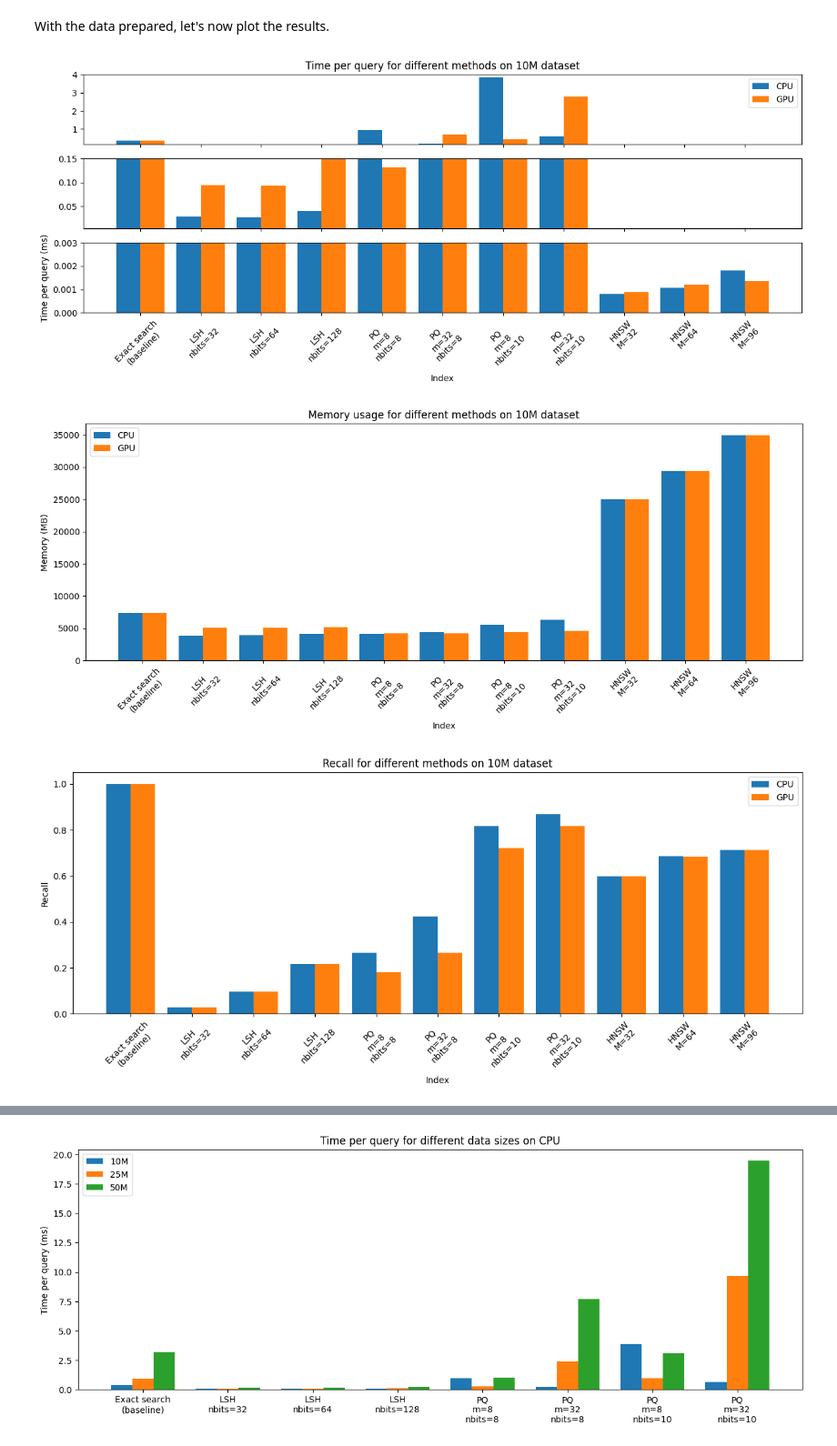
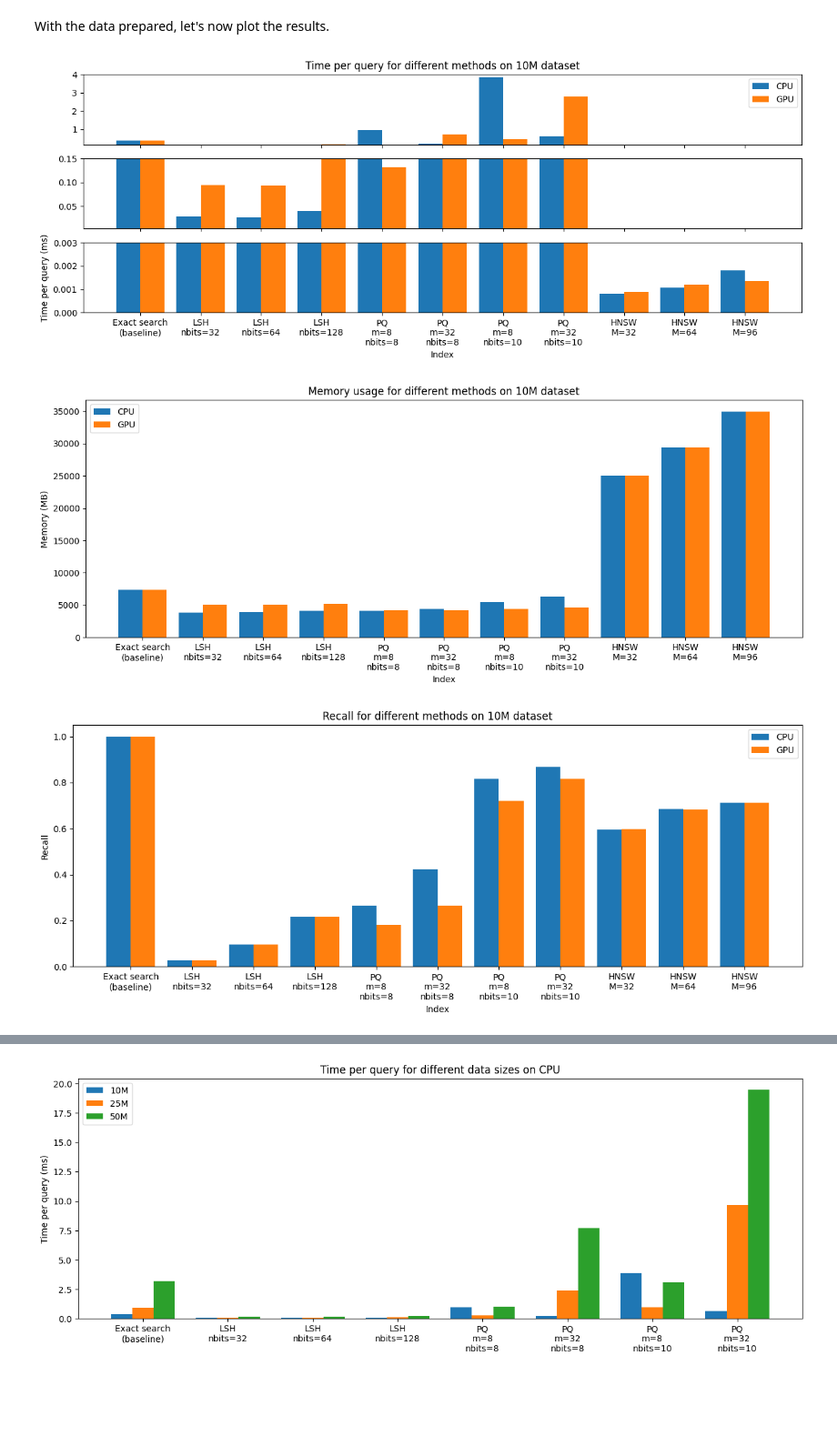
Before and after one commit to Kevinpyx/faissBenchmarking, a Jupyter notebook: CPUvsGPU_10Mvs25Mvs50M.ipynb, the cells around one changed output, grey strips where cells are left out. Shown at 91% size. Saved outputs shown, nothing was run; the diff lists cells and outputs as text; code cells hidden in the pictures; blank space fills up the shorter version.

```diff
--- a/CPUvsGPU_10Mvs25Mvs50M.ipynb
+++ b/CPUvsGPU_10Mvs25Mvs50M.ipynb
@@ -335,7 +312,7 @@ recall_PQ_GPU_10M_chosen = recall_PQ_GPU_10M_flat[idx_PQ_GPU_10M_chosen]
 memory_PQ_GPU_10M_chosen = memory_PQ_GPU_10M_flat[idx_PQ_GPU_10M_chosen]
 
 # HNSW_chosen:
-idx_HNSW_10M_chosen = slice(1,4)
+idx_HNSW_10M_chosen = slice(3,6)
 SPQ_HNSW_CPU_10M_chosen = SPQ_HNSW_CPU_10M[idx_HNSW_10M_chosen]
 recall_HNSW_CPU_10M_chosen = recall_HNSW_CPU_10M[idx_HNSW_10M_chosen]
 memory_HNSW_CPU_10M_chosen = memory_HNSW_CPU_10M[idx_HNSW_10M_chosen]
@@ -371,41 +348,41 @@ ax3.bar(np.arange(len(categories))+0.4, SPQ_GPU, width=0.4, label='GPU')
 ax3.set_ylim(0, 0.003)
 plt.ylabel('Time per query (ms)')
 plt.xlabel('Index')
-plt.xticks(np.arange(len(categories))+0.2, categories, rotation=45)
+plt.xticks(np.arange(len(categories))+0.2, categories)
 # plt.savefig('/home/ypx/faissTesting/benchmark/charts/SPQ_10M_CPUvsGPU.png')
 plt.show()
 
 # Memory
 plt.figure(figsize=figsize)
 memory_CPU = np.concatenate((memory_FlatL2_CPU_10M_chosen.reshape(-1), memory_LSH_CPU_10M_chosen, memory_PQ_CPU_10M_chosen, memory_HNSW_CPU_10M_chosen))
 memory_GPU = np.concatenate((memory_FlatL2_GPU_10M_chosen.reshape(-1), memory_LSH_GPU_10M_chosen, memory_PQ_GPU_10M_chosen, memory_HNSW_GPU_10M_chosen))
 plt.bar(np.arange(len(categories)), memory_CPU, width=0.4, label='CPU')
 plt.bar(np.arange(len(categories))+0.4, memory_GPU, width=0.4, label='GPU')
 plt.ylabel('Memory (MB)')
 plt.xlabel('Index')
-plt.xticks(np.arange(len(categories))+0.2, categories, rotation=45)
+plt.xticks(np.arange(len(categories))+0.2, categories)
 plt.title('Memory usage for different methods on 10M dataset')
 plt.legend(loc='best')
 # plt.savefig('/home/ypx/faissTesting/benchmark/charts/memory_10M_CPUvsGPU.png')
 plt.show()
 
 # Recall
 plt.figure(figsize=figsize)
 recall_CPU = np.concatenate((recall_FlatL2_CPU_10M_chosen.reshape(-1), recall_LSH_CPU_10M_chosen, recall_PQ_CPU_10M_chosen, recall_HNSW_CPU_10M_chosen))
 recall_GPU = np.concatenate((recall_FlatL2_GPU_10M_chosen.reshape(-1), recall_LSH_GPU_10M_chosen, recall_PQ_GPU_10M_chosen, recall_HNSW_GPU_10M_chosen))
 plt.bar(np.arange(len(categories)), recall_CPU, width=0.4, label='CPU')
 plt.bar(np.arange(len(categories))+0.4, recall_GPU, width=0.4, label='GPU')
 plt.ylabel('Recall')
 plt.xlabel('Index')
-plt.xticks(np.arange(len(categories))+0.2, categories, rotation=45)
+plt.xticks(np.arange(len(categories))+0.2, categories)
 plt.title('Recall for different methods on 10M dataset')
 plt.legend(loc='best')
 # plt.savefig('/home/ypx/faissTesting/benchmark/charts/recall_10M_CPUvsGPU.png')
 plt.show()
 # %% [output]
-[figure, old version]
+[figure, new version]
-[figure, old version]
+[figure, new version]
-[figure, old version]
+[figure, new version]
 # %%
 # GPU vs CPU (25M):
 # FlatL2_chosen:
```
Also changed, not shown: parts of 4 cells of this notebook, 13 other files.
